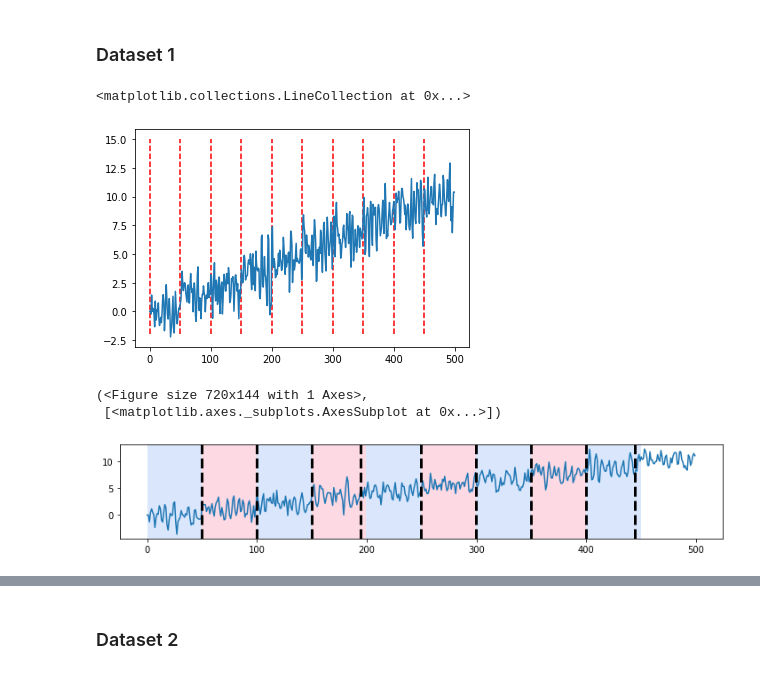
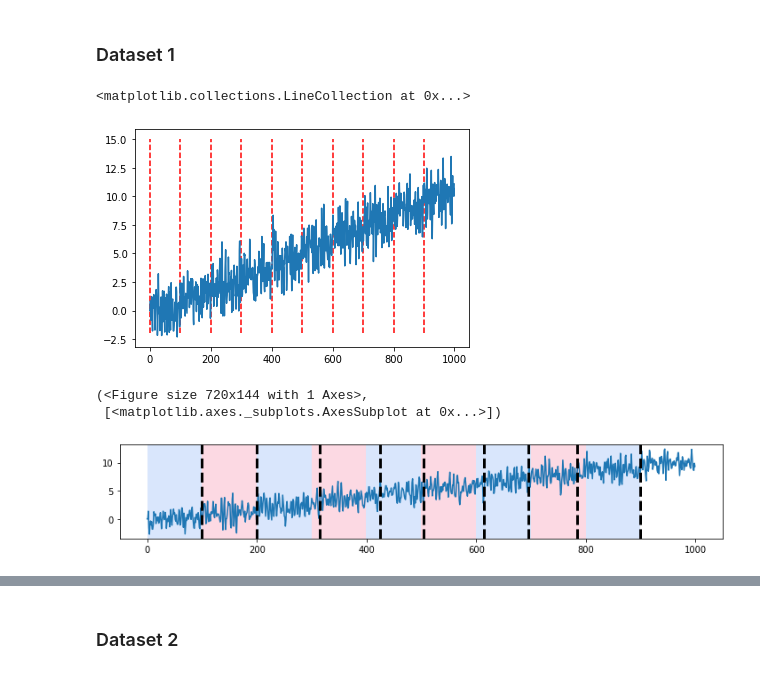
Before and after one commit to elch10/anomaly-detection, a Jupyter notebook: notebooks/rupture.ipynb, the cells around one changed output, grey strips where cells are left out. Cells and saved outputs as stored; diff of their text form; code cells hidden in the pictures.

```diff
--- a/notebooks/rupture.ipynb
+++ b/notebooks/rupture.ipynb
@@ -12,26 +12,25 @@ import ruptures as rpt
 # %% [markdown]
 ### Dataset 1
 # %%
-n = 500
+n = 1000
 mean = 0
-step = 50
+step = 100
 true_change_points = []
 y = np.zeros(n, dtype=float)
 for i in range(2, n):
     if i % step == 0:
         mean += 1
         true_change_points.append(i)
 
     y[i] = y[i-1]*0.6 - y[i-2]*0.5 + mean + np.random.randn()
 
 plt.plot(y)
 plt.vlines(list(range(0, n, step)), -2, 15, linestyle='--', colors='r')
 # %% [output]
 <matplotlib.collections.LineCollection at 0x...>
-[figure, old version]
+[figure, new version]
 # %%
 y = y.reshape(-1, 1)
-model = 'rbf'
 algo = rpt.Pelt(model="rbf", min_size=20, ).fit(y)
 result = algo.predict(1)
 
@@ -39,4 +38,4 @@ rpt.display(y, true_change_points, result)
 # %% [output]
 (<Figure size 720x144 with 1 Axes>,
  [<matplotlib.axes._subplots.AxesSubplot at 0x...>])
-[figure, old version]
+[figure, new version]
```
Also changed, not shown: parts of 5 cells of this notebook, 7 other files.
